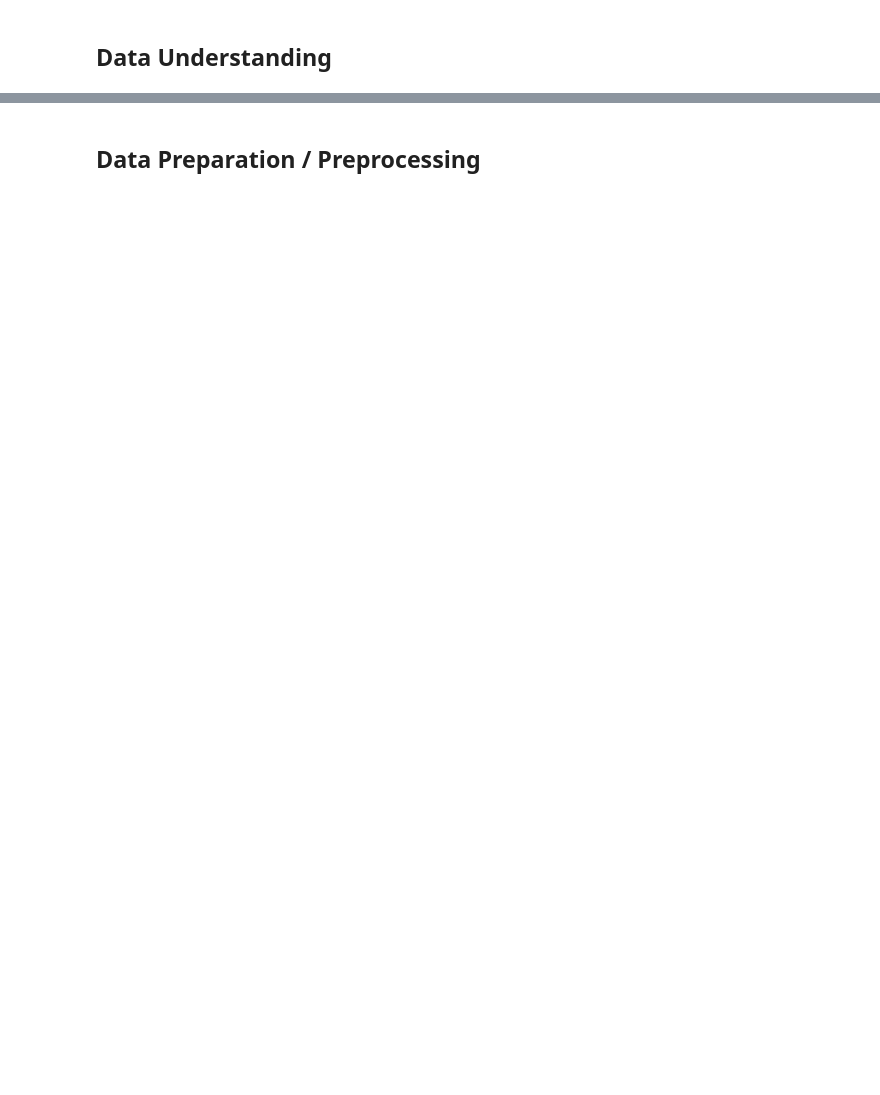
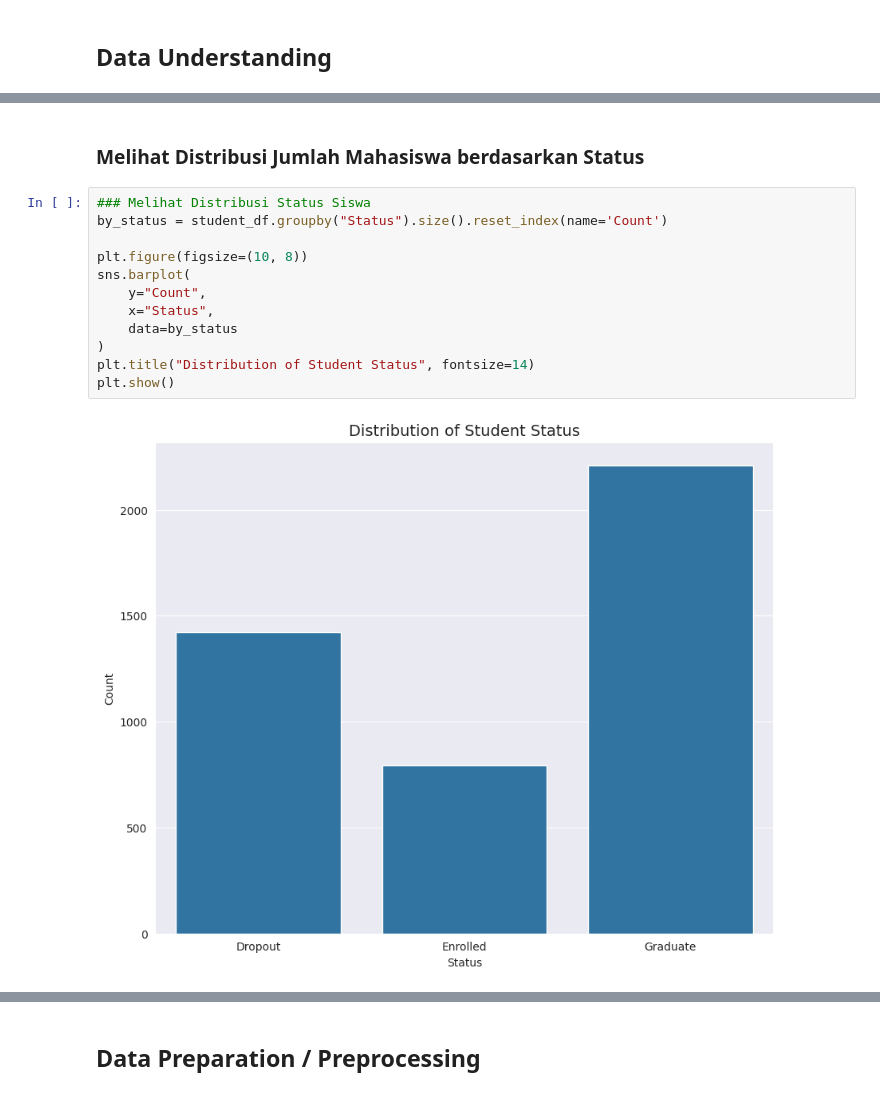
Before and after one commit to Refanz/data-science-educational-institution, a Jupyter notebook: notebook.ipynb, the cells around one changed output, grey strips where cells are left out. Saved outputs shown, nothing was run; the diff lists cells and outputs as text; blank space fills up the shorter version.

```diff
--- a/notebook.ipynb
+++ b/notebook.ipynb
@@ -21,0 +178,16 @@ import joblib
+# %% [markdown]
+### Melihat Distribusi Jumlah Mahasiswa berdasarkan Status
+# %%
+### Melihat Distribusi Status Siswa
+by_status = student_df.groupby("Status").size().reset_index(name='Count')
+
+plt.figure(figsize=(10, 8))
+sns.barplot(
+    y="Count",
+    x="Status",
+    data=by_status
+)
+plt.title("Distribution of Student Status", fontsize=14)
+plt.show()
+# %% [output]
+[figure, added]
```
Also changed, not shown: parts of 45 cells of this notebook, 2 other files.
